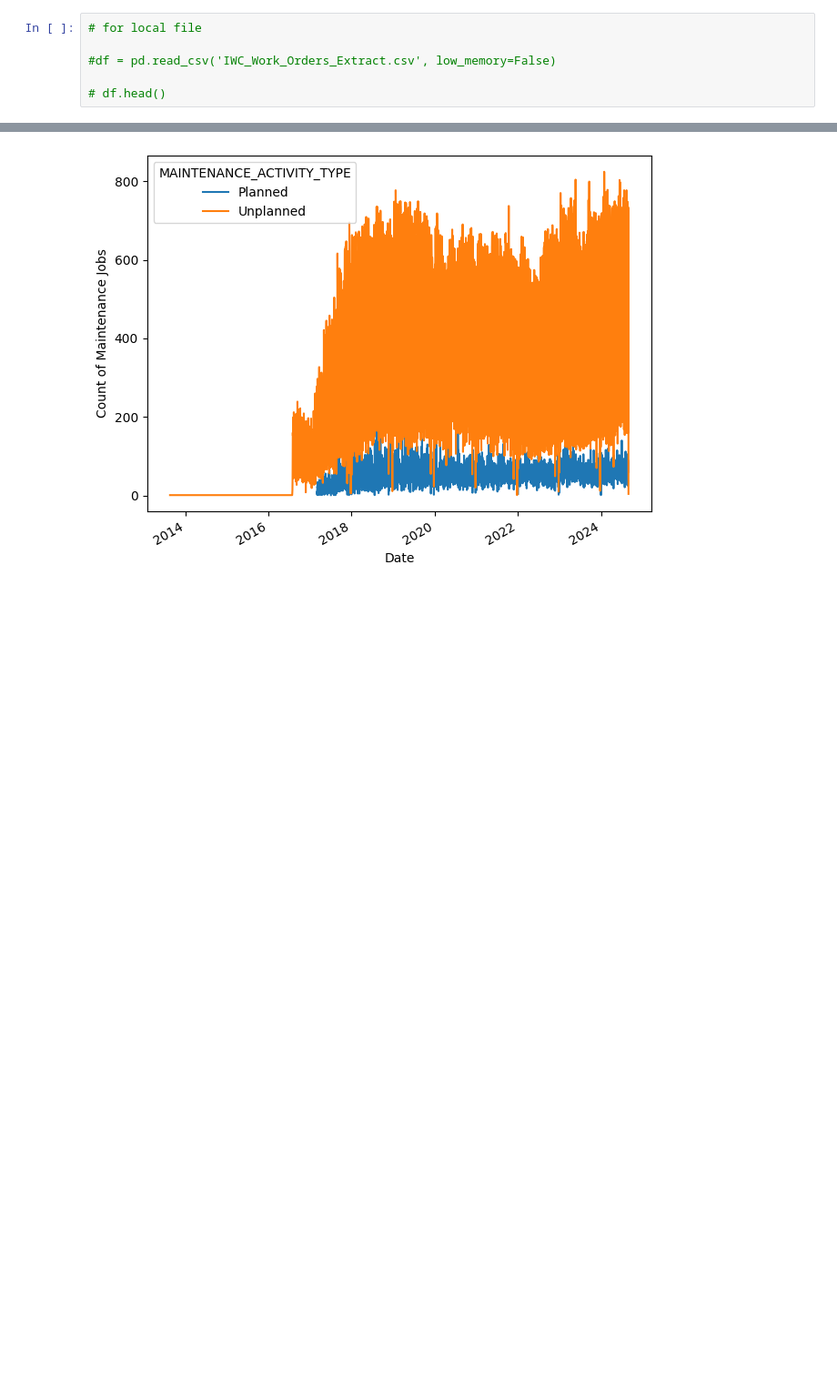
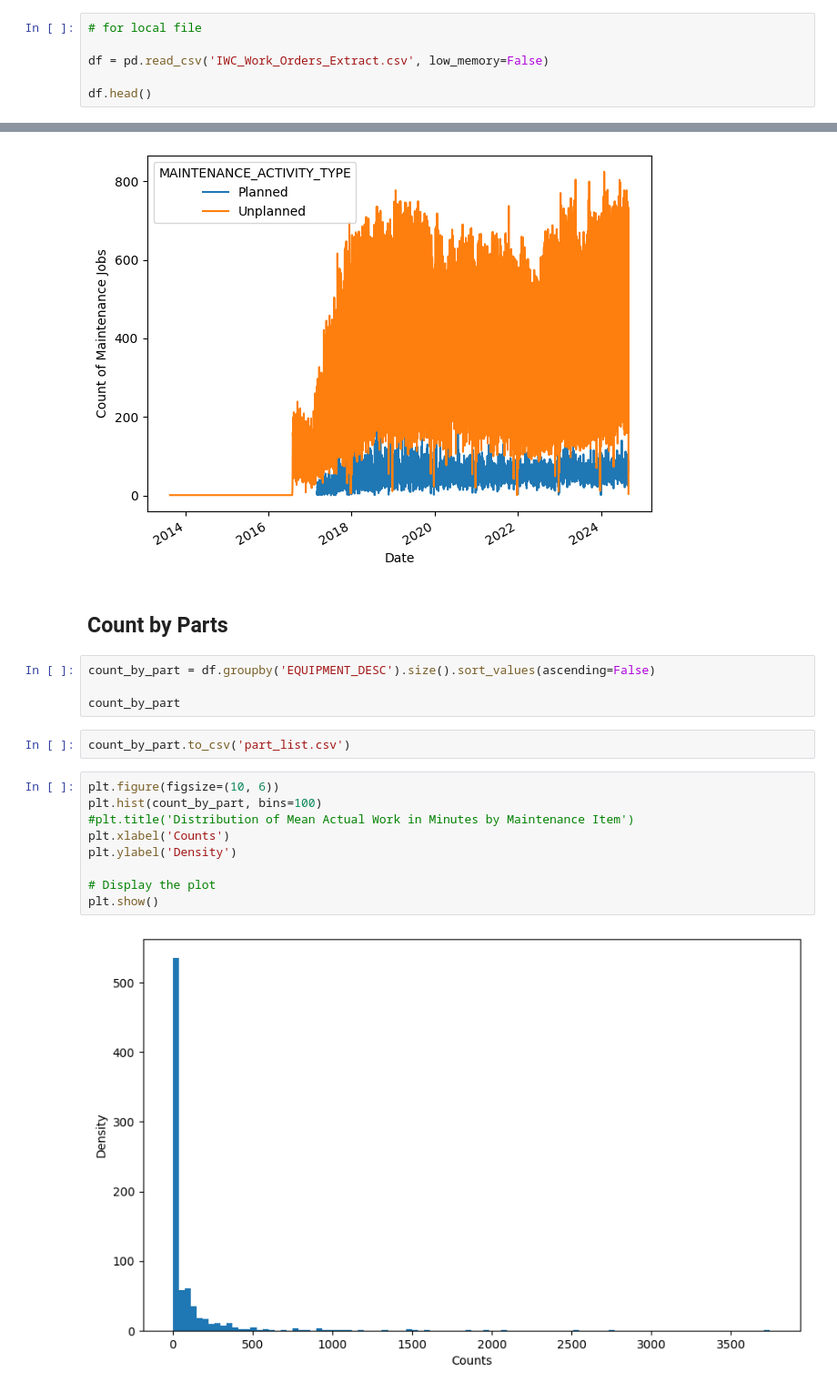
Before and after one commit to griffin-brown-95/GLB-Capstone-2, a Jupyter notebook: eda.ipynb, the cells around one changed output, grey strips where cells are left out. Shown: that part at 91% size. Cells and saved outputs as stored; diff of their text form; blank space fills up the shorter version.

```diff
--- a/eda.ipynb
+++ b/eda.ipynb
@@ -54,6 +45,6 @@ print(df.head())
 # %%
 # for local file
 
-#df = pd.read_csv('IWC_Work_Orders_Extract.csv', low_memory=False)
+df = pd.read_csv('IWC_Work_Orders_Extract.csv', low_memory=False)
 
-# df.head()
+df.head()
@@ -293,3 +291,22 @@ plt.show()
 # %% [output]
 <Figure size 1000x600 with 0 Axes>
 [figure]
+# %% [markdown]
+## Count by Parts
+# %%
+count_by_part = df.groupby('EQUIPMENT_DESC').size().sort_values(ascending=False)
+
+count_by_part
+# %%
+count_by_part.to_csv('part_list.csv')
+# %%
+plt.figure(figsize=(10, 6))
+plt.hist(count_by_part, bins=100)
+#plt.title('Distribution of Mean Actual Work in Minutes by Maintenance Item')
+plt.xlabel('Counts')
+plt.ylabel('Density')
+
+# Display the plot
+plt.show()
+# %% [output]
+[figure, added]
```
Also changed, not shown: parts of 4 cells of this notebook, 1 other file.
